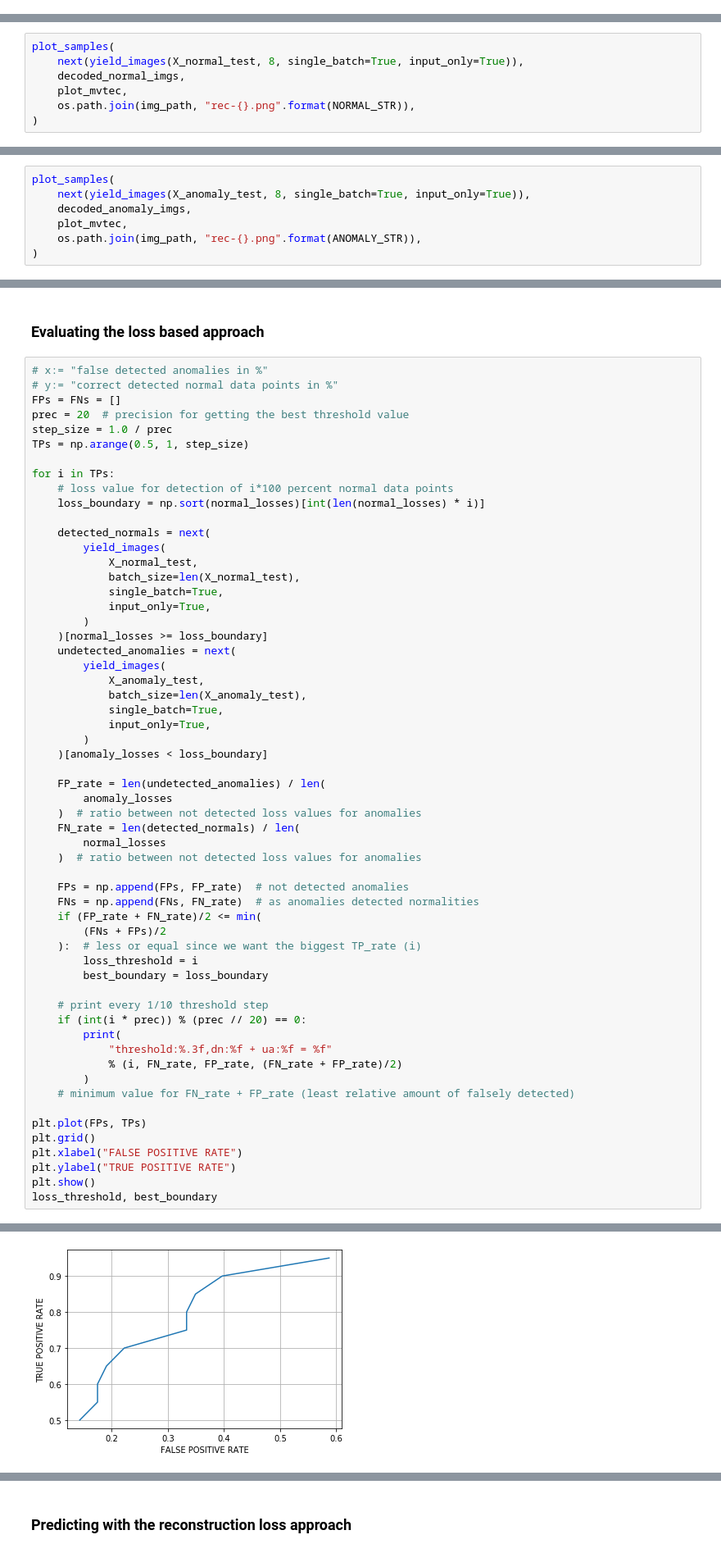
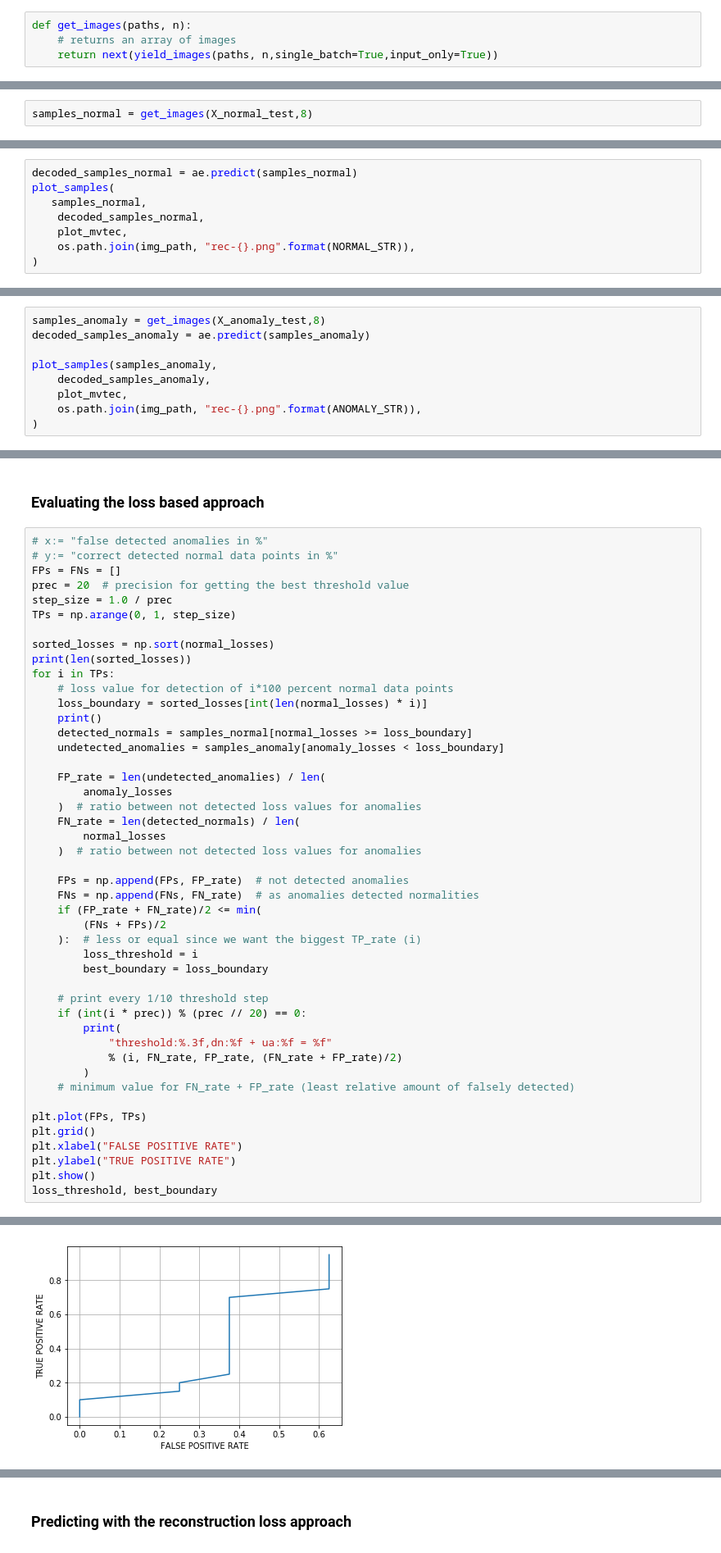
Before and after one commit to ChiShao/cnn-auto-encoder, a Jupyter notebook: anomaly_detector_generator.ipynb, the cells around one changed output, grey strips where cells are left out. Shown at 82% size. Saved outputs shown, nothing was run; the diff lists cells and outputs as text.

Commit message:
Fixes error in input image

```diff
--- a/anomaly_detector_generator.ipynb
+++ b/anomaly_detector_generator.ipynb
@@ -106,6 +131,10 @@ def yield_images(file_paths, batch_size,single_batch=False, input_only=False):
                 yield imgs /255
             if single_batch:
                 break
+# %%
+def get_images(paths, n):
+    # returns an array of images
+    return next(yield_images(paths, n,single_batch=True,input_only=True))
 # %%
 def plot_samples(row_one, row_two, f_plot, outfile=""):
     """Plot 8 sample images of the row_one and row_two"""
@@ -215 +342,3 @@ def build_conv_ae(
+# %%
+samples_normal = get_images(X_normal_test,8)
 # %%
@@ -288,9 +413,10 @@ encoded_normal_imgs_test = encoder.predict_generator(
 )
 decoded_normal_imgs = decoder.predict(encoded_normal_imgs_test)
 # %%
+decoded_samples_normal = ae.predict(samples_normal)
 plot_samples(
-    next(yield_images(X_normal_test, 8, single_batch=True, input_only=True)),
-    decoded_normal_imgs,
+   samples_normal,
+    decoded_samples_normal,
     plot_mvtec,
     os.path.join(img_path, "rec-{}.png".format(NORMAL_STR)),
 )
@@ -320,8 +446,10 @@ len(decoded_anomaly_imgs)
 63
 # %%
-plot_samples(
-    next(yield_images(X_anomaly_test, 8, single_batch=True, input_only=True)),
-    decoded_anomaly_imgs,
+samples_anomaly = get_images(X_anomaly_test,8)
+decoded_samples_anomaly = ae.predict(samples_anomaly)
+
+plot_samples(samples_anomaly,
+    decoded_samples_anomaly,
     plot_mvtec,
     os.path.join(img_path, "rec-{}.png".format(ANOMALY_STR)),
 )
@@ -391,28 +491,16 @@ plt.show()
 FPs = FNs = []
 prec = 20  # precision for getting the best threshold value
 step_size = 1.0 / prec
-TPs = np.arange(0.5, 1, step_size)
+TPs = np.arange(0, 1, step_size)
 
+sorted_losses = np.sort(normal_losses)
+print(len(sorted_losses))
 for i in TPs:
     # loss value for detection of i*100 percent normal data points
-    loss_boundary = np.sort(normal_losses)[int(len(normal_losses) * i)]
-
-    detected_normals = next(
-        yield_images(
-            X_normal_test,
-            batch_size=len(X_normal_test),
-            single_batch=True,
-            input_only=True,
-        )
-    )[normal_losses >= loss_boundary]
-    undetected_anomalies = next(
-        yield_images(
-            X_anomaly_test,
-            batch_size=len(X_anomaly_test),
-            single_batch=True,
-            input_only=True,
-        )
-    )[anomaly_losses < loss_boundary]
+    loss_boundary = sorted_losses[int(len(normal_losses) * i)]
+    print()
+    detected_normals = samples_normal[normal_losses >= loss_boundary]
+    undetected_anomalies = samples_anomaly[anomaly_losses < loss_boundary]
 
     FP_rate = len(undetected_anomalies) / len(
         anomaly_losses
@@ -457 +552 @@ threshold:0.950,dn:0.050000 + ua:0.587302 = 0.318651
-[figure, old version]
+[figure, new version]
```
Also changed, not shown: parts of 25 cells of this notebook.
